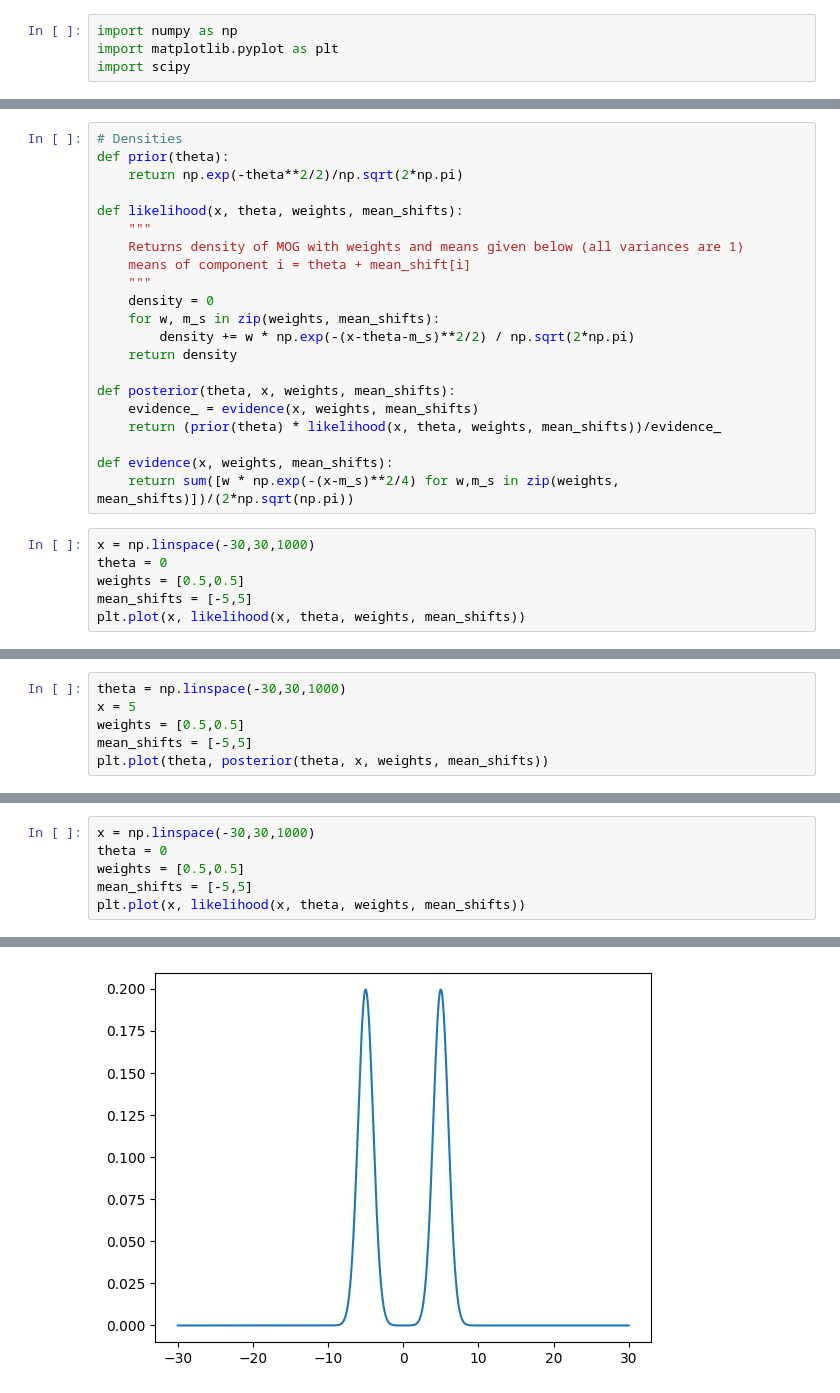
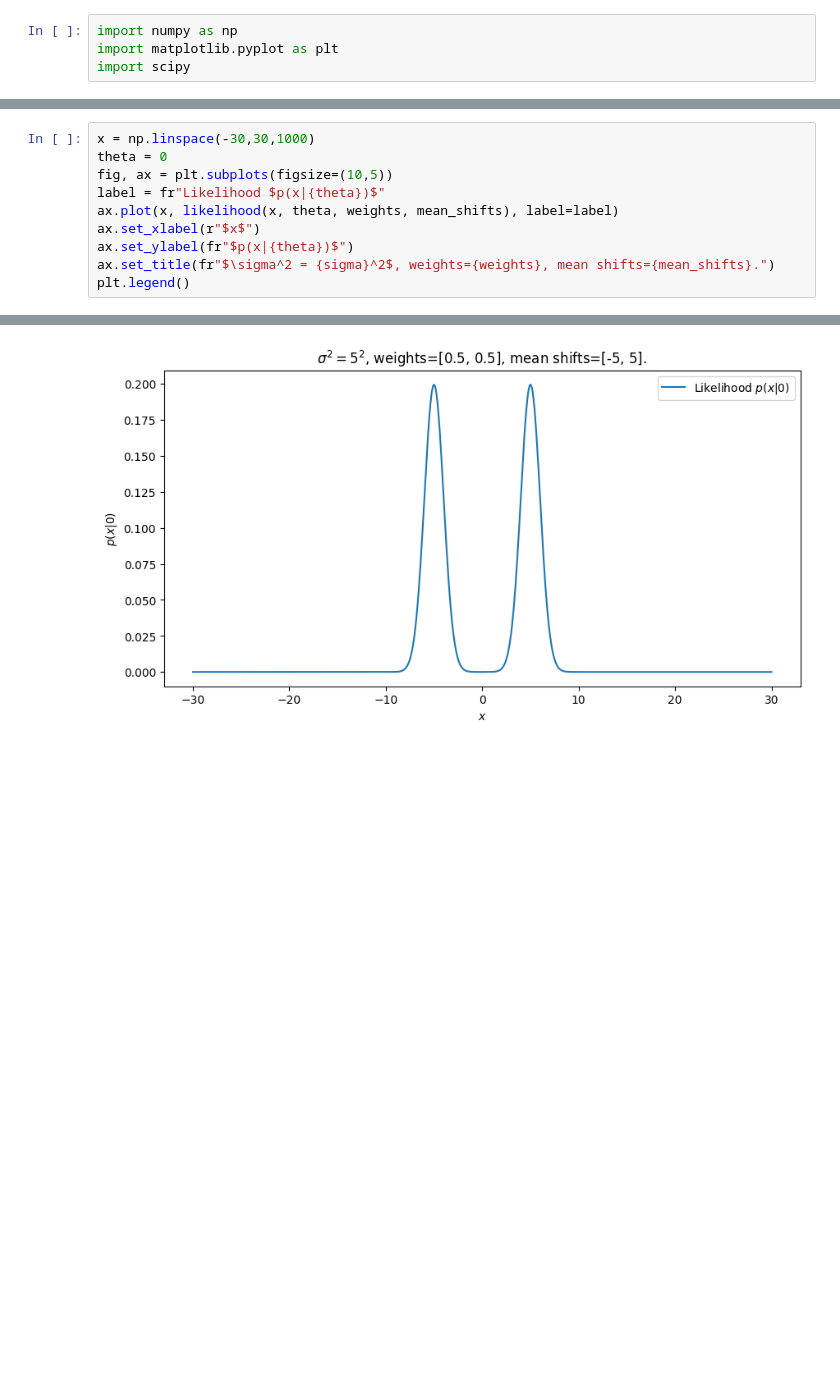
Before and after one commit to kaisamaroo/SBC-SBI, a Jupyter notebook: 1D_MOG_ABC.ipynb, the cells around one changed output, grey strips where cells are left out. Saved outputs shown, nothing was run; the diff lists cells and outputs as text; blank space fills up the shorter version.

Commit message:
Generalized prior variance

```diff
--- a/1D_MOG_ABC.ipynb
+++ b/1D_MOG_ABC.ipynb
@@ -17,27 +6,0 @@ $$p(\theta|x) = \frac{p(x|\theta)p(\theta)}{p(x)} = \frac{1}{2\pi}\sum_{i=1}^{n}
-# %%
-# Densities
-def prior(theta):
-    return np.exp(-theta**2/2)/np.sqrt(2*np.pi)
-
-def likelihood(x, theta, weights, mean_shifts):
-    """
-    Returns density of MOG with weights and means given below (all variances are 1)
-    means of component i = theta + mean_shift[i]
-    """
-    density = 0
-    for w, m_s in zip(weights, mean_shifts):
-        density += w * np.exp(-(x-theta-m_s)**2/2) / np.sqrt(2*np.pi)
-    return density
-
-def posterior(theta, x, weights, mean_shifts):
-    evidence_ = evidence(x, weights, mean_shifts)
-    return (prior(theta) * likelihood(x, theta, weights, mean_shifts))/evidence_
-
-def evidence(x, weights, mean_shifts):
-    return sum([w * np.exp(-(x-m_s)**2/4) for w,m_s in zip(weights, mean_shifts)])/(2*np.sqrt(np.pi))
-# %%
-x = np.linspace(-30,30,1000)
-theta = 0
-weights = [0.5,0.5]
-mean_shifts = [-5,5]
-plt.plot(x, likelihood(x, theta, weights, mean_shifts))
@@ -47,6 +6,0 @@ plt.plot(x, likelihood(x, theta, weights, mean_shifts))
-# %%
-theta = np.linspace(-30,30,1000)
-x = 5
-weights = [0.5,0.5]
-mean_shifts = [-5,5]
-plt.plot(theta, posterior(theta, x, weights, mean_shifts))
@@ -93,7 +54,11 @@ def evidence(x, weights, mean_shifts):
 # %%
 x = np.linspace(-30,30,1000)
 theta = 0
-weights = [0.5,0.5]
-mean_shifts = [-5,5]
-plt.plot(x, likelihood(x, theta, weights, mean_shifts))
+fig, ax = plt.subplots(figsize=(10,5))
+label = fr"Likelihood $p(x|{theta})$"
+ax.plot(x, likelihood(x, theta, weights, mean_shifts), label=label)
+ax.set_xlabel(r"$x$")
+ax.set_ylabel(fr"$p(x|{theta})$")
+ax.set_title(fr"$\sigma^2 = {sigma}^2$, weights={weights}, mean shifts={mean_shifts}.")
+plt.legend()
 # %% [output]
@@ -101 +66 @@ plt.plot(x, likelihood(x, theta, weights, mean_shifts))
-[figure, old version]
+[figure, new version]
```
Also changed, not shown: parts of 12 cells of this notebook.
